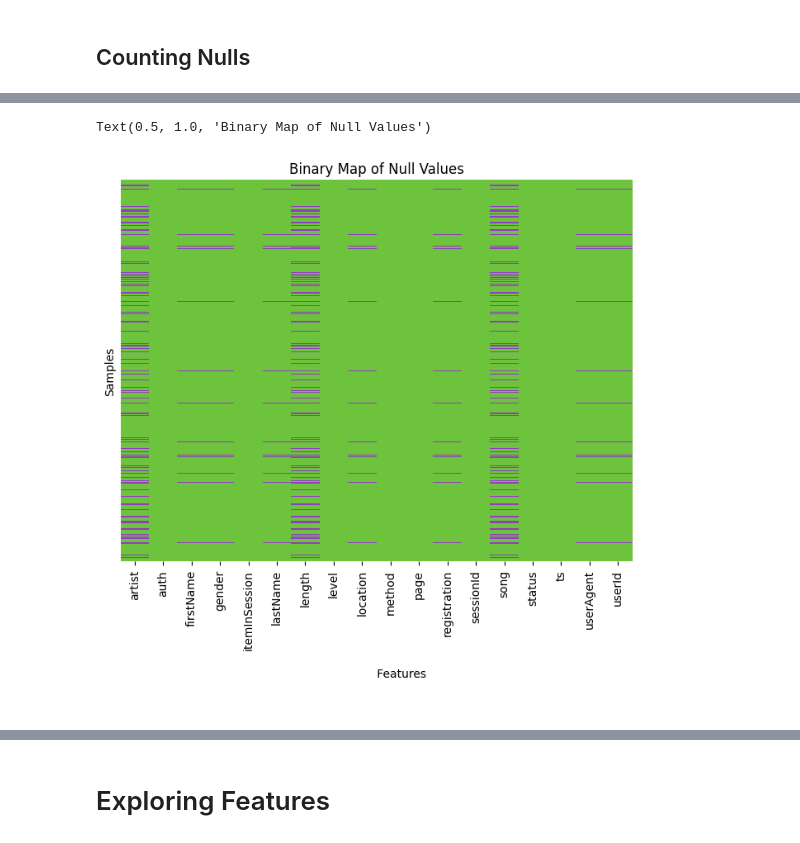
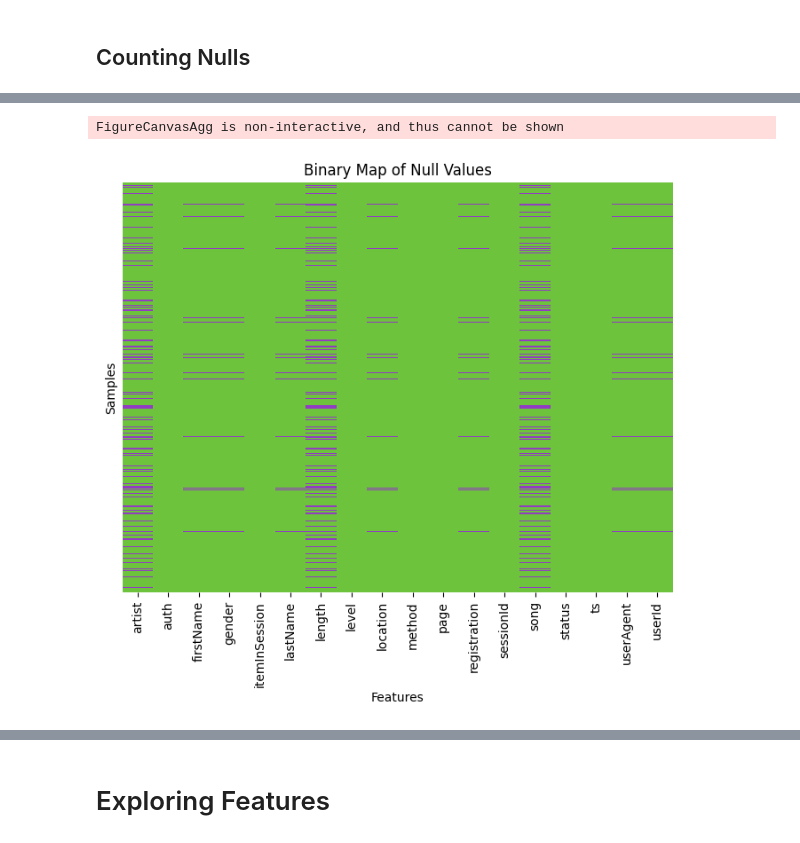
Before and after one commit to fletcherjacob/churn_project, a Jupyter notebook: spotify_churn.ipynb, the cells around one changed output, grey strips where cells are left out. Cells and saved outputs as stored; diff of their text form; code cells hidden in the pictures.

Commit message:
Refact Null func to be resuable, add network graph

```diff
--- a/spotify_churn.ipynb
+++ b/spotify_churn.ipynb
@@ -223,22 +196,35 @@ style_df(summary_counts_df)
 # %%
-fig, ax = plt.subplots(figsize=(8, 6))
+def binary_null_map(df):
+    """
+    Visualize the binary map of null values in a DataFrame using a heatmap.
 
-sns.heatmap(
-    psdf.toPandas().isnull(),
-    cbar=False,
-    yticklabels=False,
-    cmap=["#6EC33C", "#913CC3"],
-    ax=ax,
-)
+    Parameters:
+    - df (pyspark.sql.DataFrame or pd.DataFrame): The input DataFrame.
 
-ax.set_xlabel(
+    Returns:
+    None
     """
-              Features
 
-              """
-)
-ax.set_ylabel("Samples")
-ax.set_title("Binary Map of Null Values")
+    if isinstance(df, DataFrame):
+        df = df.toPandas()
+
+    fig, ax = plt.subplots(figsize=(8, 6))
+    sns.heatmap(
+        df.isnull(),
+        cbar=False,
+        yticklabels=False,
+        cmap=["#6EC33C", "#913CC3"],
+        ax=ax,
+    )
+
+    ax.set_xlabel("Features")
+    ax.set_ylabel("Samples")
+    ax.set_title("Binary Map of Null Values")
+
+    fig.show()
+
+
+binary_null_map(psdf)
 # %% [output]
-Text(0.5, 1.0, 'Binary Map of Null Values')
+FigureCanvasAgg is non-interactive, and thus cannot be shown
-[figure, old version]
+[figure, new version]
```
Also changed, not shown: parts of 13 cells of this notebook.
